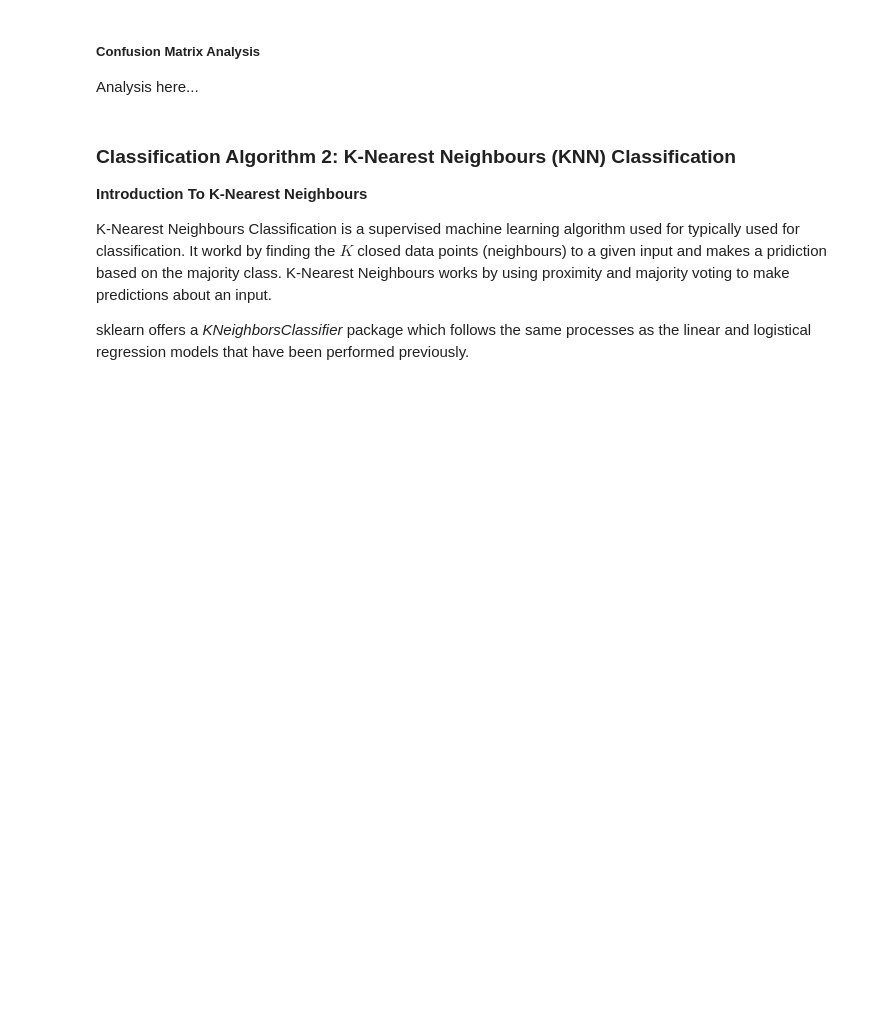
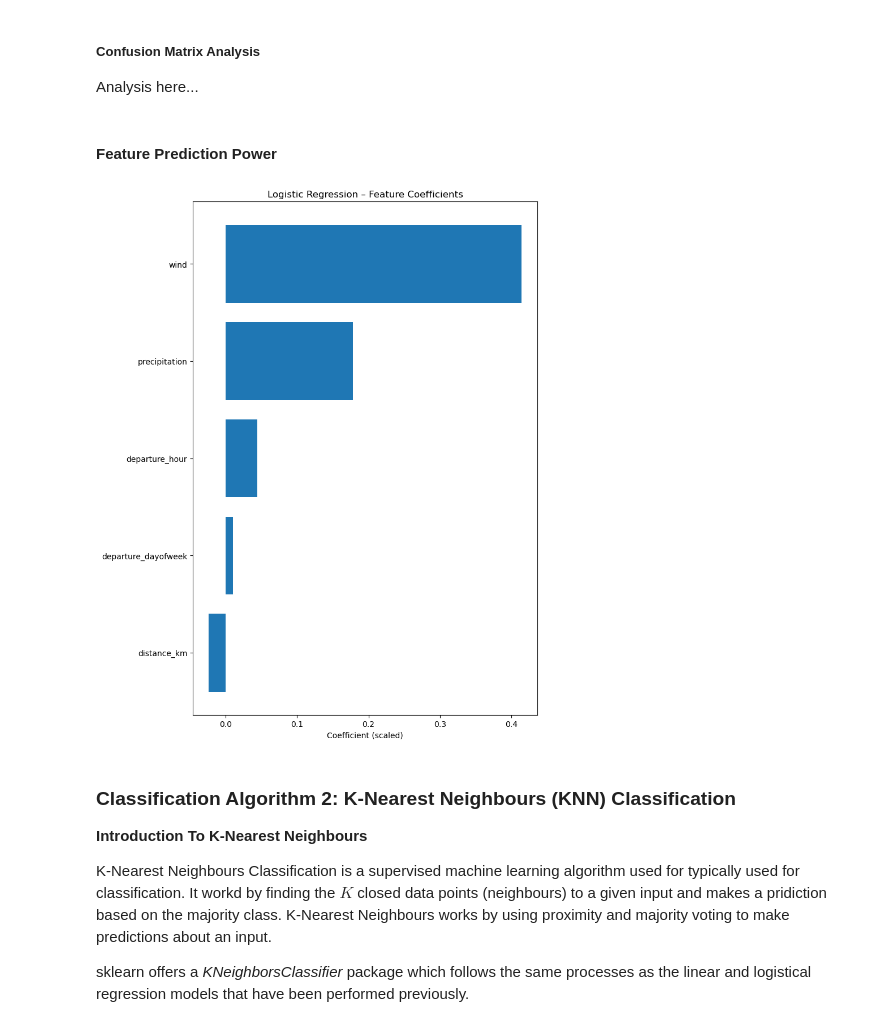
Before and after one commit to frederick2003/Classification-Algorithms-for-Synthetic-Flight-Data, a Jupyter notebook: Analysis.ipynb, the cells around one changed output. Saved outputs shown, nothing was run; the diff lists cells and outputs as text; code cells hidden in the pictures; blank space fills up the shorter version.

```diff
--- a/Analysis.ipynb
+++ b/Analysis.ipynb
@@ -808,6 +838,22 @@ plt.show()
 ##### Confusion Matrix Analysis
 
 Analysis here...
+# %% [markdown]
+#### Feature Prediction Power
+# %%
+coef_df = pd.DataFrame({
+    "Feature": X.columns,
+    "Coefficient": logistical_regression_model.coef_[0]
+}).sort_values("Coefficient", ascending=True)
+
+plt.figure(figsize=(8, 10))
+plt.barh(coef_df["Feature"], coef_df["Coefficient"])
+plt.xlabel("Coefficient (scaled)")
+plt.title("Logistic Regression – Feature Coefficients")
+plt.tight_layout()
+plt.show()
+# %% [output]
+[figure, added]
 # %% [markdown]
 ### Classification Algorithm 2: K-Nearest Neighbours (KNN) Classification
 
```
Also changed, not shown: parts of 46 cells of this notebook.
